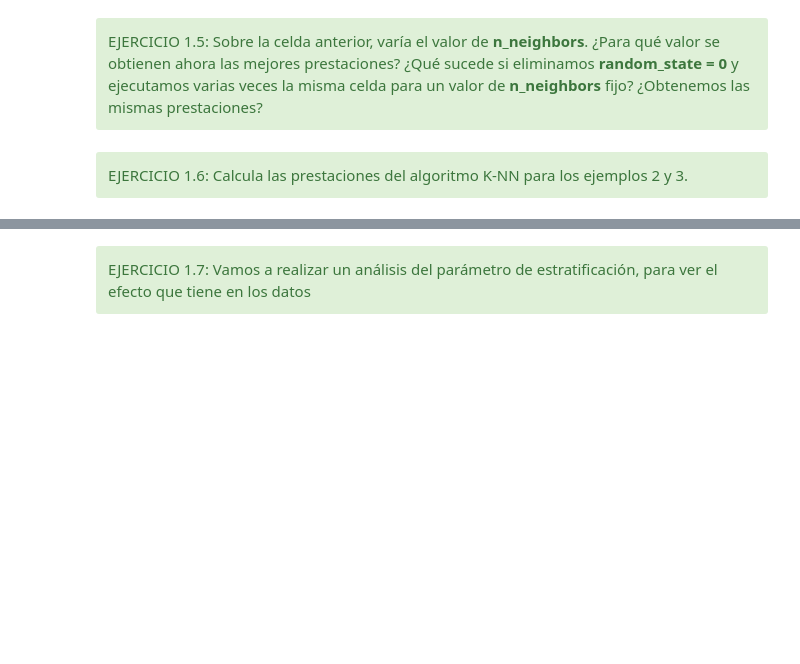
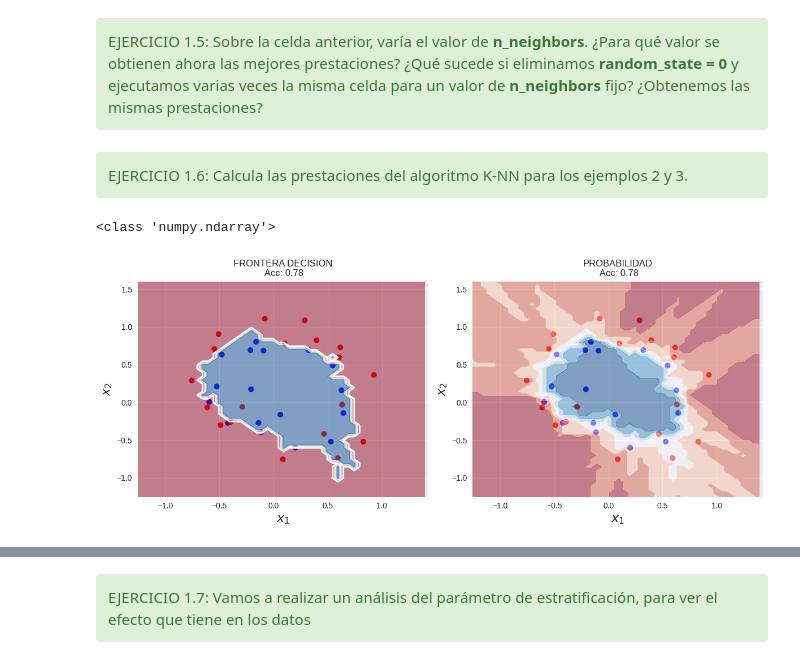
Before and after one commit to Pepe-Padilla/machine-learning, a Jupyter notebook: notebooks/1. Fundamentos de Machine Learning.ipynb, the cells around one changed output, grey strips where cells are left out. Cells and saved outputs as stored; diff of their text form; code cells hidden in the pictures; blank space fills up the shorter version.

```diff
--- a/notebooks/1. Fundamentos de Machine Learning.ipynb
+++ b/notebooks/1. Fundamentos de Machine Learning.ipynb
@@ -453,0 +456,16 @@ from sklearn.model_selection import train_test_split
+# %%
+# Ejemplo 2
+from sklearn.model_selection import train_test_split
+
+X_train, X_test, y_train, y_test = train_test_split(X2, y2, test_size=0.3, shuffle=True)
+
+print(type(X_train))
+
+knn = KNeighborsClassifier().fit(X_train, y_train)
+
+plot_decision_boundary(X_test, y_test, knn)
+
+### Acc anterior = 0.75
+# %% [output]
+<class 'numpy.ndarray'>
+[figure, added]
```
Also changed, not shown: parts of 19 cells of this notebook, 5 other files.
